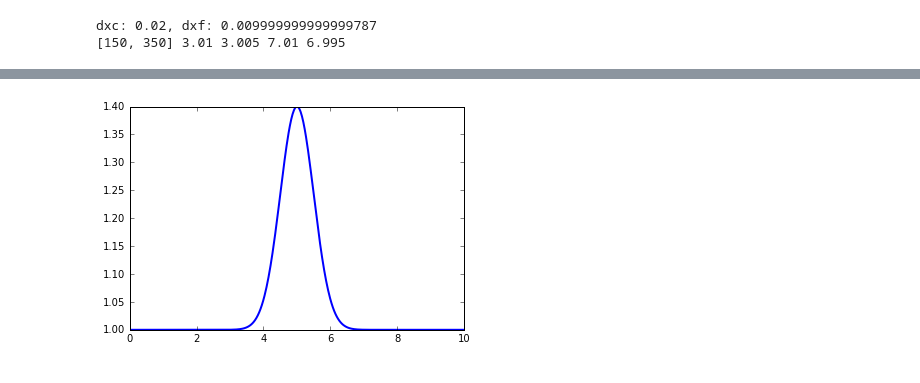
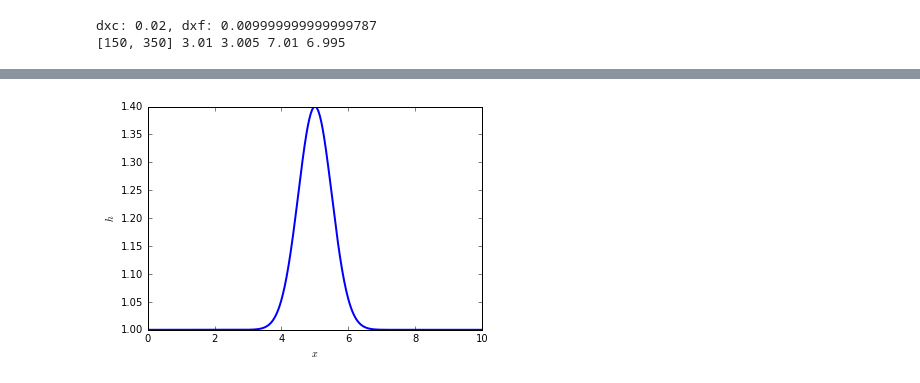
Before and after one commit to harpolea/swerve, a Jupyter notebook: Mesh_refinement.ipynb, the cells around one changed output, grey strips where cells are left out. Saved outputs shown, nothing was run; the diff lists cells and outputs as text; code cells hidden in the pictures.

```diff
--- a/Mesh_refinement.ipynb
+++ b/Mesh_refinement.ipynb
@@ -116,9 +116,10 @@ def restrict(q_c, q_f):
     qf_sw[:,0] = np.sqrt(2. * (gamma - 1.) * (q_f[:,2] - 0.5 * q_f[:,1]**2 / q_f[:,0]) / (q_f[:,0] * g))
     qf_sw[:,1] = qf_sw[:,0] * q_f[:,1] / q_f[:,0]
 
-    for f, c in enumerate(range(matching_indices[0], matching_indices[1])):
+    # don't copy back the outermost 2 cells - treat these as ghost cells
+    for f, c in enumerate(range(matching_indices[0]+1, matching_indices[1]-1)):
         # just use simple averaging
-        q_c[c,:] = 0.5 * (qf_sw[f*2,:] + qf_sw[f*2+1,:])
+        q_c[c,:] = 0.5 * (qf_sw[(f+1)*2,:] + qf_sw[(f+1)*2+1,:])
 # %%
 def evolve(q, flux_func, dx):
 
@@ -197,33 +199,34 @@ def rk3(q, d_t, flux_func, dx):
     F = evolve(q_temp, flux_func, dx)
 
     return (q[:,:] + 2. * q_temp + 2. * d_t * F) / 3.
-# %%
-for t in range(nt):
-    qf[t+1,:,:] = rk3(qf[t,:,:], dt/r, compressible_fluxes, dxf)
-    #restrict(qc[t+1,:,:], qf[t+1,:,:])
 # %%
+prolong(qc[0,:,:], qf[0,:,:])
+
 for t in range(nt):
 
     # prolong to fine grid
-    prolong(qc[t,:,:], qf[t,:,:])
+    prolong(qc[t,:,:], qf[t+1,:,:])
 
     # evolve fine grid through 2 subcycles
     for i in range(r):
-        qf[t+1,:,:] = rk3(qf[t,:,:], dt/r, compressible_fluxes, dxf)
+        qf[t+1,:,:] = rk3(qf[t+1,:,:], dt/r, compressible_fluxes, dxf)
 
     # restrict to coarse grid
     qc[t+1,:,:] = qc[t,:,:]
     restrict(qc[t+1,:,:], qf[t+1,:,:])
 
     # evolve coarse grid
+    #qc[t+1,:,:] = qc[t,:,:]
     qc[t+1,:,:] = rk3(qc[t+1,:,:], dt, shallow_water_fluxes, dxc)
 # %%
 fig = plt.figure()
-ax = plt.axes(xlim=(3,7))#, ylim=(0.9995, 1.0005))#xlim=(0,10)), ylim=(1.,1.4))
+ax = plt.axes(xlim=(3,7), ylim=(0.9995, 1.0005))#xlim=(0,10)), ylim=(1.,1.4))
+plt.xlabel(r'$x$')
+plt.ylabel(r'$\rho$')
 line = ax.plot([],[], lw=2)[0]
 
 def animate(i):
-    line.set_data(xf, qf[i*10,:,1])
+    line.set_data(xf, qf[i*10,:,0])
     #return line
 
 anim = animation.FuncAnimation(fig, animate, frames=int(nt/10), interval=25)#, blit=True)
@@ -241,19 +239,21 @@ plt.show()
 # %%
-for t in range(nt):
-    qc[t+1,:,:] = qc[t,:,:]
-    restrict(qc[t+1,:,:], qf[t+1,:,:])
+#for t in range(nt):
+#    qc[t+1,:,:] = qc[t,:,:]
+#    restrict(qc[t+1,:,:], qf[t+1,:,:])
 
 fig = plt.figure()
 ax = plt.axes(xlim=(0,10), ylim=(1.,1.4))
+plt.xlabel(r'$x$')
+plt.ylabel(r'$h$')
 line = ax.plot([],[], lw=2)[0]
 
 def animate(i):
     line.set_data(xc, qc[i*10,:,0])
     #return line
 
 anim = animation.FuncAnimation(fig, animate, frames=int(nt/10), interval=25)#, blit=True)
 # %% [output]
-[figure, old version]
+[figure, new version]
 # %%
 HTML(anim.to_html5_video())
 # %% [output]
```
Also changed, not shown: parts of 5 cells of this notebook.
